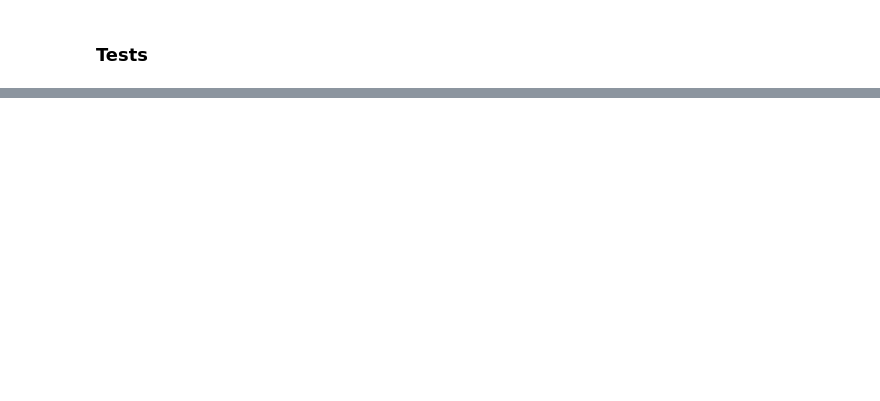
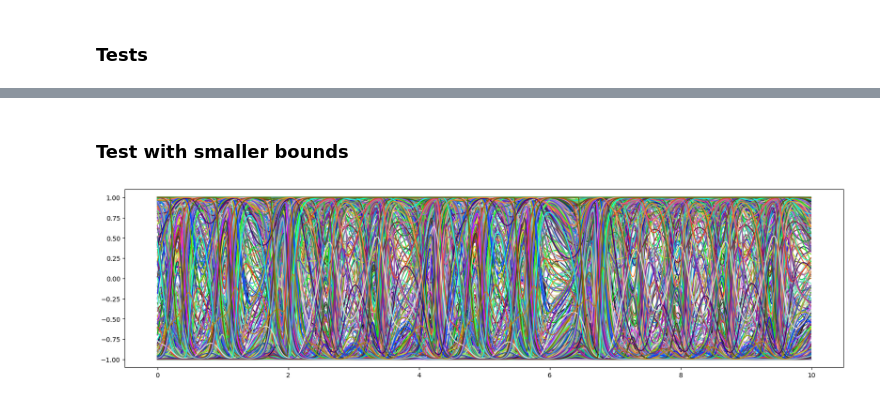
Before and after one commit to seyfdall/Thinned_Rescomp, a Jupyter notebook: scratch.ipynb, the cells around one changed output, grey strips where cells are left out. Saved outputs shown, nothing was run; the diff lists cells and outputs as text; code cells hidden in the pictures; blank space fills up the shorter version.

Commit message:
Update with initial consistency analysis coded up

```diff
--- a/scratch.ipynb
+++ b/scratch.ipynb
@@ -183,0 +241,42 @@ plt.show()
+# %% [markdown]
+### Test with smaller bounds
+# %%
+t, U = rc.orbit('lorenz', duration=50)
+u = CubicSpline(t, U)
+t_train = t[:4000]
+U_train = u(t[:4000])
+t_test = t[4000:]
+U_test = u(t[4000:])
+eps = 1e-5
+tol = 5.
+
+n, erdos_c, gamma, sigma, alpha = 500, 4, 16.470072504771654, 0.24581307008326905, 0.00827891588205206
+rho = 50.0
+p_thin = 0.98
+# %%
+res_thinned = rc.ResComp(res_sz=n, mean_degree=erdos_c*(1-p_thin),
+                            ridge_alpha=alpha, spect_rad=rho, sigma=sigma,
+                            gamma=gamma, map_initial='activ_f')
+res_thinned.train(t_train, U_train)
+
+# t_curr = time_comp(t_curr, f"Train Thinned")
+
+# Calculate Consistency Metric
+r0 = res_thinned.initial_condition(U_train[0])
+r0_perturbed = r0 + np.random.multivariate_normal(np.zeros(n), np.eye(n)*eps)
+states = res_thinned.internal_state_response(t_train, U_train, r0)
+states_perturbed = res_thinned.internal_state_response(t_train, U_train, r0_perturbed)
+consistency_correlation = pearson_consistency_metric(states, states_perturbed)
+
+# t_curr = time_comp(t_curr, f"States and Consistency Thinned")
+
+# Forecast and compute the vpt along with diversity metrics
+U_pred, pred_states = res_thinned.predict(t_test, r0=res_thinned.r0, return_states=True)
+error = np.linalg.norm(U_test - U_pred, axis=1)
+vpt = vpt_time(t_test, U_test, U_pred, vpt_tol=tol)
+divs = div_metric_tests(pred_states, T=len(t_test), n=n)
+# %%
+rc.plot2d(t[:1000], pred_states[:1000])
+plt.show()
+# %% [output]
+[figure, added]
```
Also changed, not shown: parts of 6 cells of this notebook, 4 other files.
